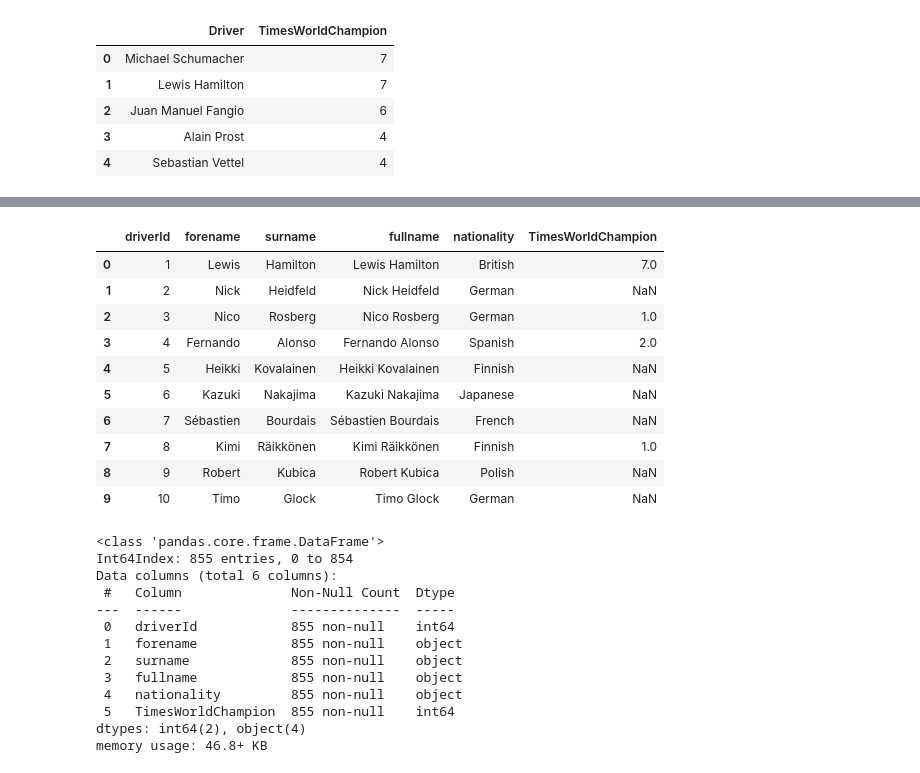
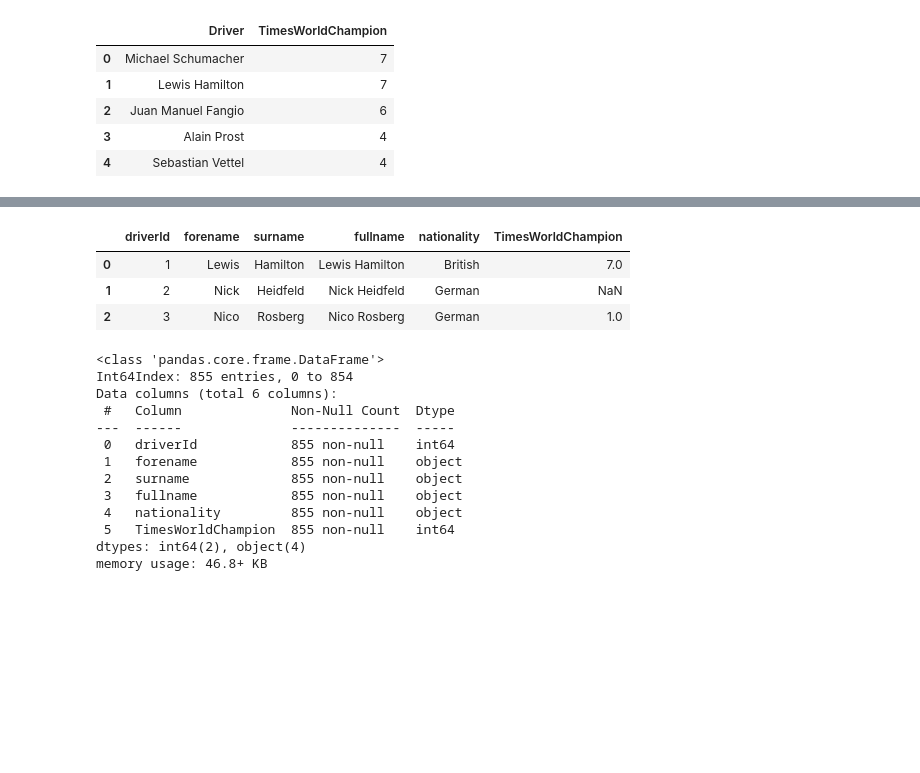
Before and after one commit to jphannaford/UCDPA_justinhannaford, a Jupyter notebook: Formula_One_Analysis.ipynb, the cells around one changed output, grey strips where cells are left out. Saved outputs shown, nothing was run; the diff lists cells and outputs as text; code cells hidden in the pictures; blank space fills up the shorter version.

```diff
--- a/Formula_One_Analysis.ipynb
+++ b/Formula_One_Analysis.ipynb
@@ -207,0 +15,8 @@ f1_fatalities.drop(f1_fatalities.loc[:, 'Event':'Ref(s).'].columns, axis=1).rese
+# %%
+# Import Formula One csv data files. These files were downloaded from http://ergast.com/mrd/
+
+f1_circuits = pd.read_csv('circuits.csv') # Contains circuit and country data
+f1_status = pd.read_csv('status.csv') # Contains a status code for each driver per race
+f1_drivers = pd.read_csv('drivers.csv') # Contains a list of every driver to have ever driven in Formula One
+f1_races = pd.read_csv('races.csv') # Contains data for every race in Formula One
+f1_results = pd.read_csv('results.csv') # Contains data for results of every driver in every race in Formula One
@@ -218,6 +260,6 @@ f1_world_champions = pd.DataFrame(world_champions_table[0])
 # %%
-# Wikipedia page has merged cells in header and footer
-# Save to csv and reimport, removing the first row and two bottom rows
+# Wikipedia page has merged cells in header and footer so lines are duplicated
+# To resolve, save to csv and reimport, removing the first row and two bottom rows
 
-f1_world_champions.to_csv('F1.csv')
-f1_world_champions = pd.read_csv('F1.csv', index_col=0, skiprows=[1], skipfooter=2, engine='python')
+f1_world_champions.to_csv('world_champions.csv')
+f1_world_champions = pd.read_csv('world_champions.csv', index_col=0, skiprows=[1], skipfooter=2, engine='python')
@@ -407,19 +474,15 @@ f1_drivers.drop(['Driver'], axis=1, inplace=True)
 # %%
 # Inspect f1_drivers post-merge
 
-f1_drivers.head(10)
+f1_drivers.head(3)
+
+# Remove all NaN data
+# Change 'TimesWorldChampion' type from float to int
 # %% [output]
 |  | driverId | forename | surname | fullname | nationality | TimesWorldChampion |
 | 0 | 1 | Lewis | Hamilton | Lewis Hamilton | British | 7.0 |
 | 1 | 2 | Nick | Heidfeld | Nick Heidfeld | German | NaN |
 | 2 | 3 | Nico | Rosberg | Nico Rosberg | German | 1.0 |
-| 3 | 4 | Fernando | Alonso | Fernando Alonso | Spanish | 2.0 |
-| 4 | 5 | Heikki | Kovalainen | Heikki Kovalainen | Finnish | NaN |
-| 5 | 6 | Kazuki | Nakajima | Kazuki Nakajima | Japanese | NaN |
-| 6 | 7 | Sébastien | Bourdais | Sébastien Bourdais | French | NaN |
-| 7 | 8 | Kimi | Räikkönen | Kimi Räikkönen | Finnish | 1.0 |
-| 8 | 9 | Robert | Kubica | Robert Kubica | Polish | NaN |
-| 9 | 10 | Timo | Glock | Timo Glock | German | NaN |
 # %%
 # Replace NULL values with zero
 
```
Also changed, not shown: parts of 239 cells of this notebook.
